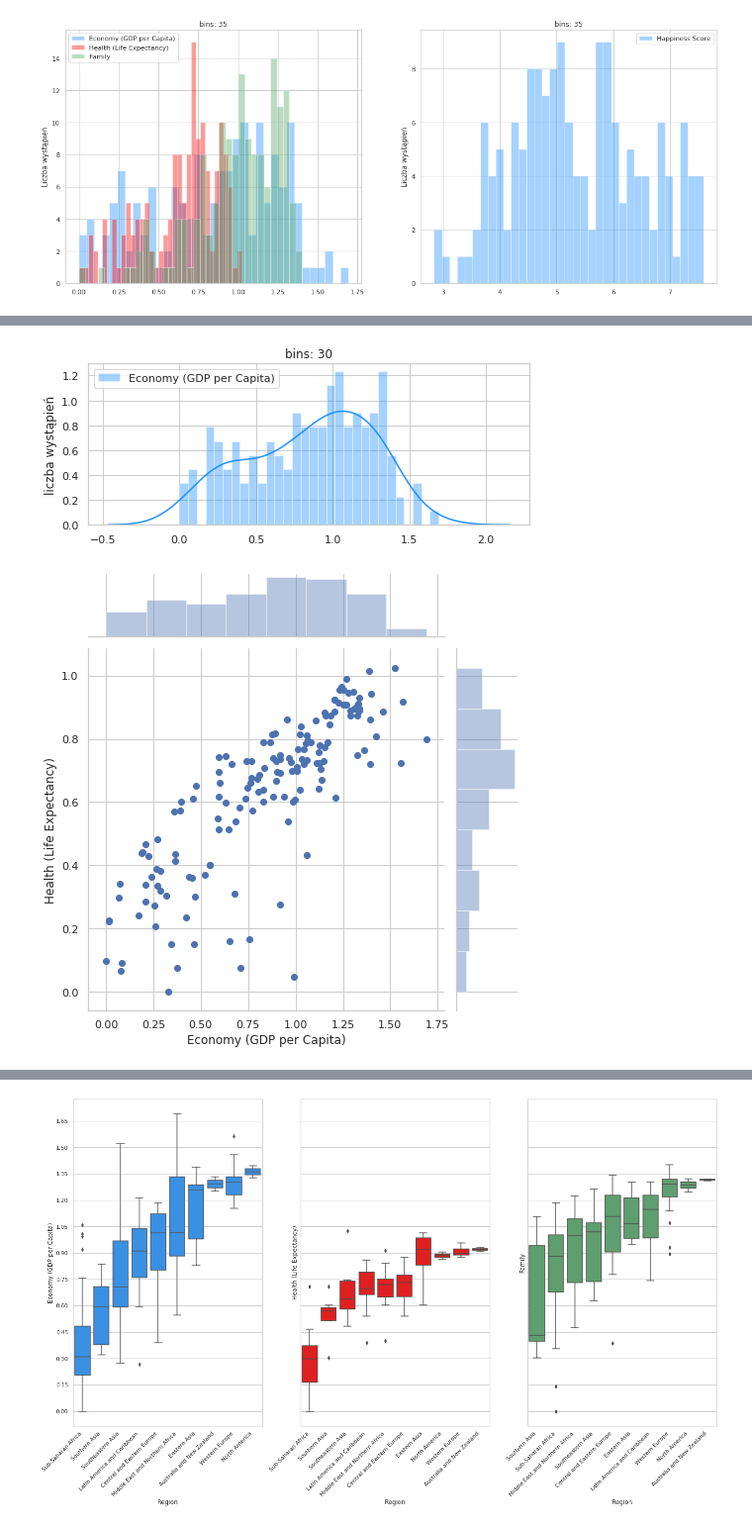
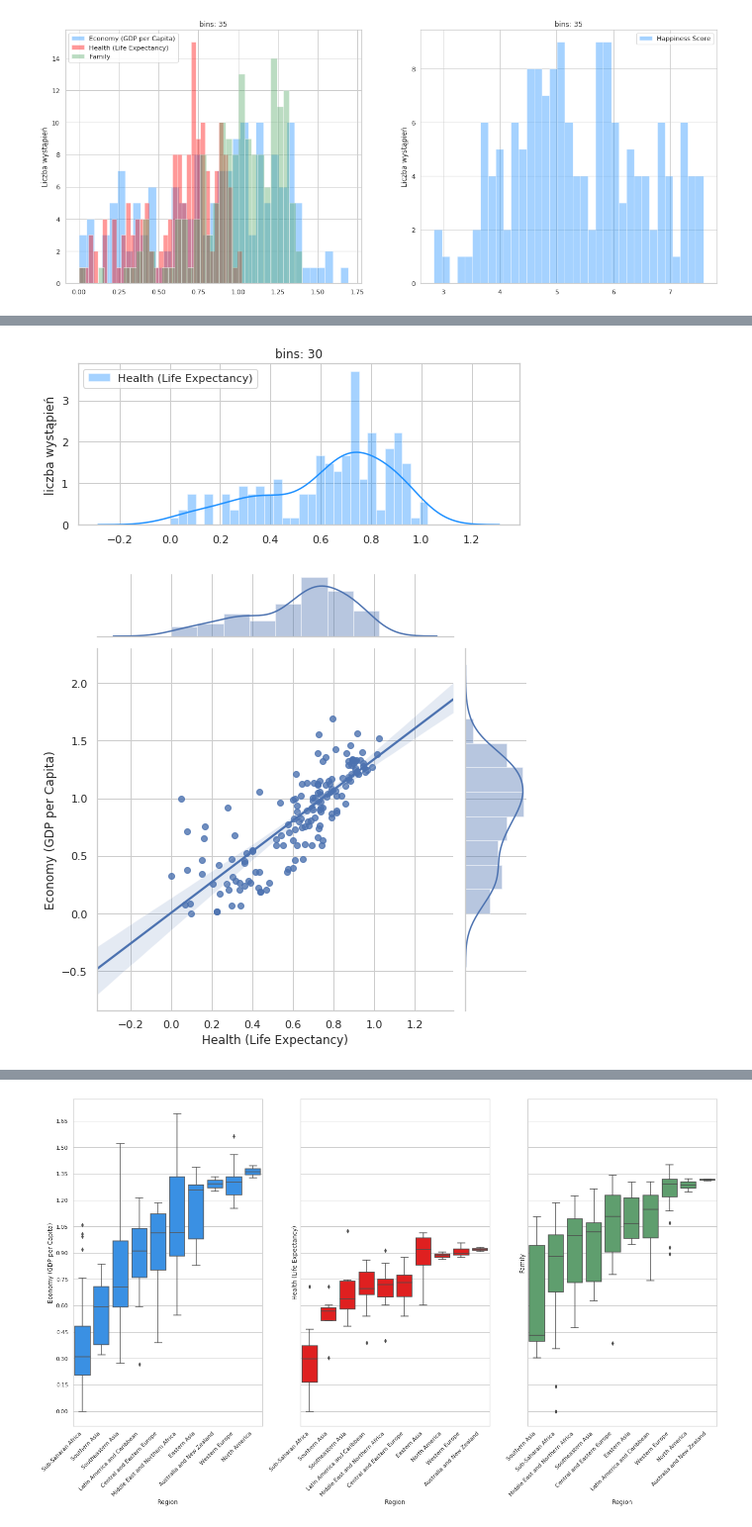
Before and after one commit to ArminD93/WorldHappinessReport, a Jupyter notebook: WorldHappinessReport_2015.ipynb, the cells around one changed output, grey strips where cells are left out. Shown at 99% size. Cells and saved outputs as stored; diff of their text form; code cells hidden in the pictures.

```diff
--- a/WorldHappinessReport_2015.ipynb
+++ b/WorldHappinessReport_2015.ipynb
@@ -149,6 +117,3 @@ DistributionObj.addHist_with_variety_values_of_bins(value=Value, bins=binsValues
 DistributionObj.addHist(value=ValueList, bins=35, set_height=10, set_width=15 )
 # %% [output]
 [figure]
-# %%
-ValueList = ['Happiness Score', 'Economy (GDP per Capita)', 'Health (Life Expectancy)', 'Family']
-DistributionObj.addDensityDistribution(value=ValueList, set_height=5, set_width=25)
@@ -158,3 +121,6 @@ DistributionObj.addDensityDistribution(value=ValueList, set_height=5, set_width=
 DistributionObj.addStackedHist(list= ValueList, bins=35)
 # %% [output]
 [figure]
+# %%
+ValueList = ['Happiness Score', 'Economy (GDP per Capita)', 'Health (Life Expectancy)', 'Family']
+DistributionObj.addDensityDistribution(value=ValueList, set_height=5, set_width=20)
@@ -161,8 +129,8 @@ DistributionObj.addStackedHist(list= ValueList, bins=35)
 # %%
-DistributionObj.addHist(value='Economy (GDP per Capita)', bins=30, set_height=3, set_width=8)
-CorrelationObj.addJointplot(x_data='Economy (GDP per Capita)', y_data='Health (Life Expectancy)', set_height=7, set_ratio=5)
+DistributionObj.addHist(value='Health (Life Expectancy)', bins=30, set_height=3, set_width=8)
+CorrelationObj.addJointplot(x_data='Health (Life Expectancy)', y_data='Economy (GDP per Capita)', set_height=7, set_ratio=5)
 plt.show()
 # %% [output]
-[figure, old version]
+[figure, new version]
-[figure, old version]
+[figure, new version]
 # %%
```
Also changed, not shown: parts of 12 cells of this notebook.
